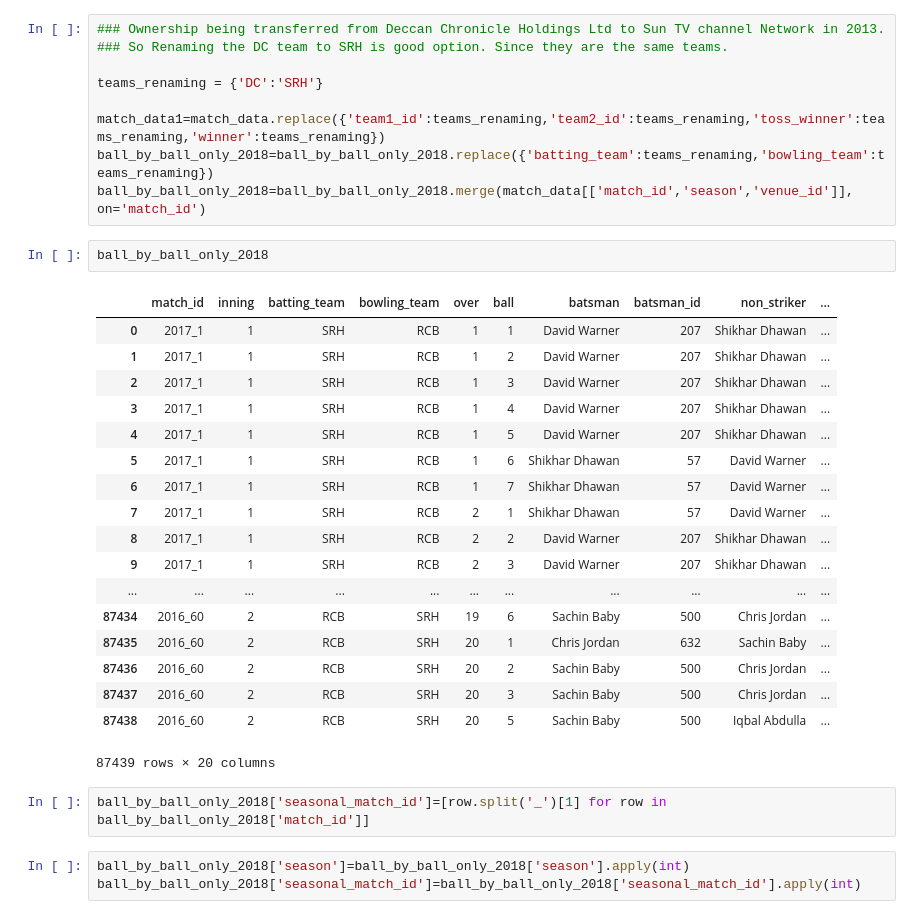
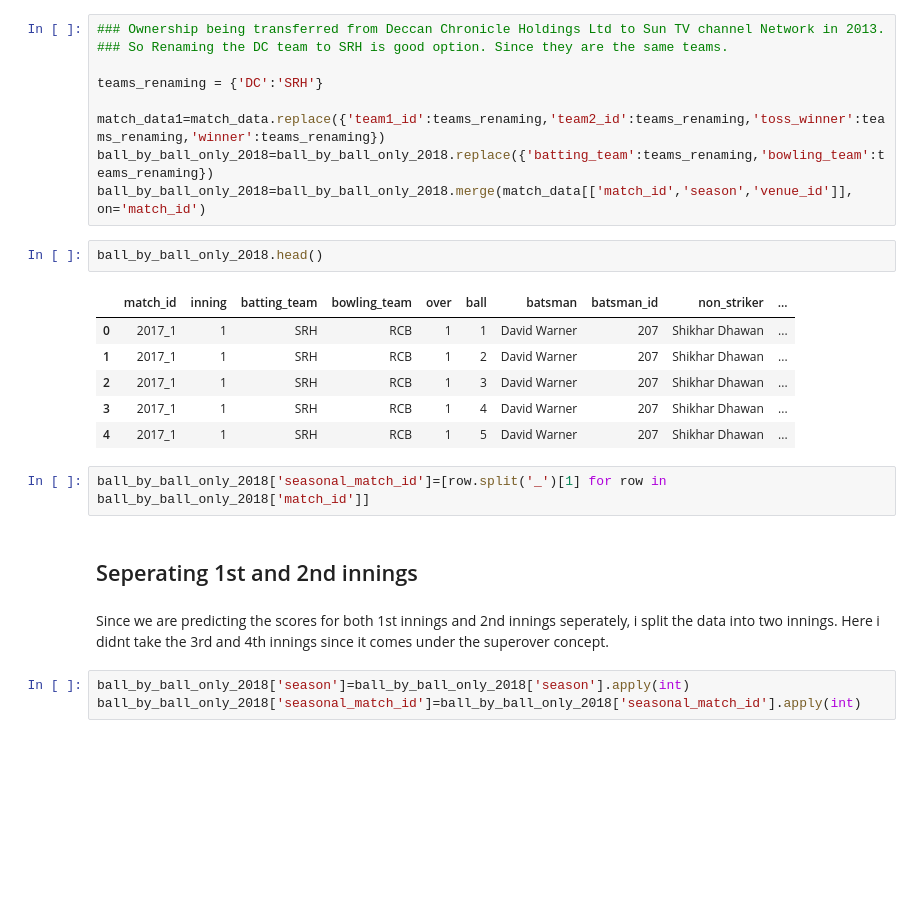
Before and after one commit to venugopalshetty1/datahackIPL, a Jupyter notebook: Untitled3.ipynb, the cells around one changed output. Saved outputs shown, nothing was run; the diff lists cells and outputs as text; blank space fills up the shorter version.

```diff
--- a/Untitled3.ipynb
+++ b/Untitled3.ipynb
@@ -76,28 +86,20 @@ match_data1=match_data.replace({'team1_id':teams_renaming,'team2_id':teams_renam
 ball_by_ball_only_2018=ball_by_ball_only_2018.replace({'batting_team':teams_renaming,'bowling_team':teams_renaming})
 ball_by_ball_only_2018=ball_by_ball_only_2018.merge(match_data[['match_id','season','venue_id']], on='match_id')
 # %%
-ball_by_ball_only_2018
+ball_by_ball_only_2018.head()
 # %% [output]
 |  | match_id | inning | batting_team | bowling_team | over | ball | batsman | batsman_id | non_striker | ... |
 | 0 | 2017_1 | 1 | SRH | RCB | 1 | 1 | David Warner | 207 | Shikhar Dhawan | ... |
 | 1 | 2017_1 | 1 | SRH | RCB | 1 | 2 | David Warner | 207 | Shikhar Dhawan | ... |
 | 2 | 2017_1 | 1 | SRH | RCB | 1 | 3 | David Warner | 207 | Shikhar Dhawan | ... |
 | 3 | 2017_1 | 1 | SRH | RCB | 1 | 4 | David Warner | 207 | Shikhar Dhawan | ... |
 | 4 | 2017_1 | 1 | SRH | RCB | 1 | 5 | David Warner | 207 | Shikhar Dhawan | ... |
-| 5 | 2017_1 | 1 | SRH | RCB | 1 | 6 | Shikhar Dhawan | 57 | David Warner | ... |
-| 6 | 2017_1 | 1 | SRH | RCB | 1 | 7 | Shikhar Dhawan | 57 | David Warner | ... |
-| 7 | 2017_1 | 1 | SRH | RCB | 2 | 1 | Shikhar Dhawan | 57 | David Warner | ... |
-| 8 | 2017_1 | 1 | SRH | RCB | 2 | 2 | David Warner | 207 | Shikhar Dhawan | ... |
-| 9 | 2017_1 | 1 | SRH | RCB | 2 | 3 | David Warner | 207 | Shikhar Dhawan | ... |
-| ... | ... | ... | ... | ... | ... | ... | ... | ... | ... | ... |
-| 87434 | 2016_60 | 2 | RCB | SRH | 19 | 6 | Sachin Baby | 500 | Chris Jordan | ... |
-| 87435 | 2016_60 | 2 | RCB | SRH | 20 | 1 | Chris Jordan | 632 | Sachin Baby | ... |
-| 87436 | 2016_60 | 2 | RCB | SRH | 20 | 2 | Sachin Baby | 500 | Chris Jordan | ... |
-| 87437 | 2016_60 | 2 | RCB | SRH | 20 | 3 | Sachin Baby | 500 | Chris Jordan | ... |
-| 87438 | 2016_60 | 2 | RCB | SRH | 20 | 5 | Sachin Baby | 500 | Iqbal Abdulla | ... |
-87439 rows × 20 columns
 # %%
 ball_by_ball_only_2018['seasonal_match_id']=[row.split('_')[1] for row in ball_by_ball_only_2018['match_id']]
+# %% [markdown]
+## Seperating 1st and 2nd innings
+# %% [markdown]
+Since we are predicting the scores for both 1st innings and 2nd innings seperately, i split the data into two innings. Here i didnt take the 3rd and 4th innings since it comes under the superover concept.
 # %%
 ball_by_ball_only_2018['season']=ball_by_ball_only_2018['season'].apply(int)
 ball_by_ball_only_2018['seasonal_match_id']=ball_by_ball_only_2018['seasonal_match_id'].apply(int)
```
Also changed, not shown: parts of 83 cells of this notebook.
